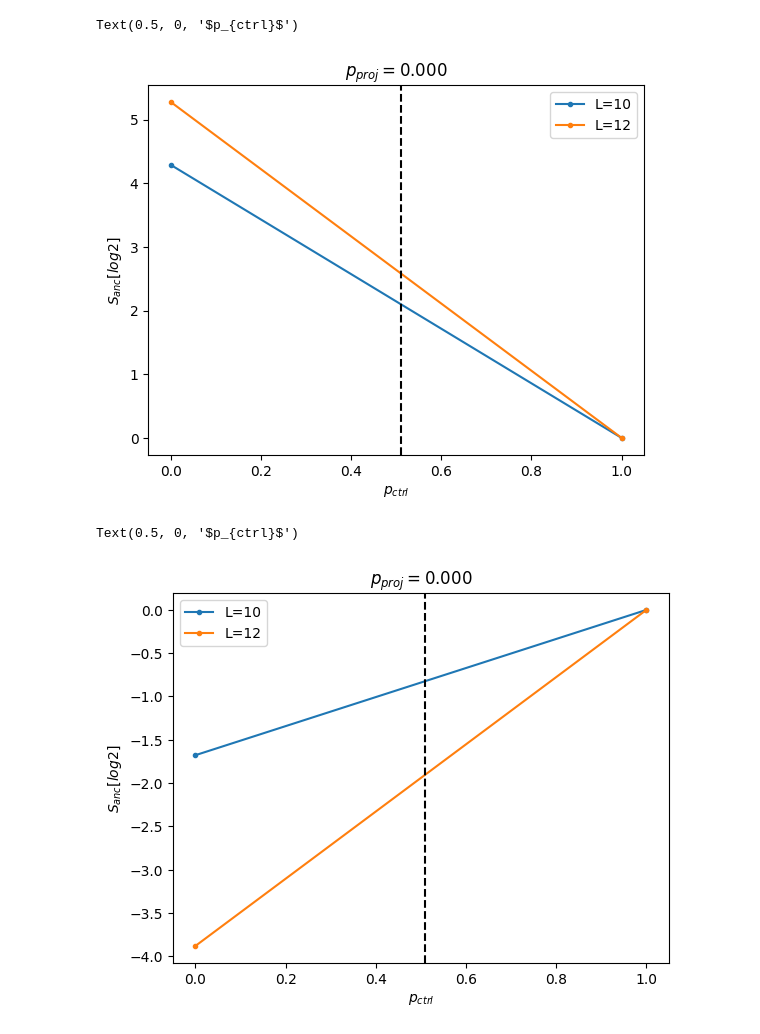
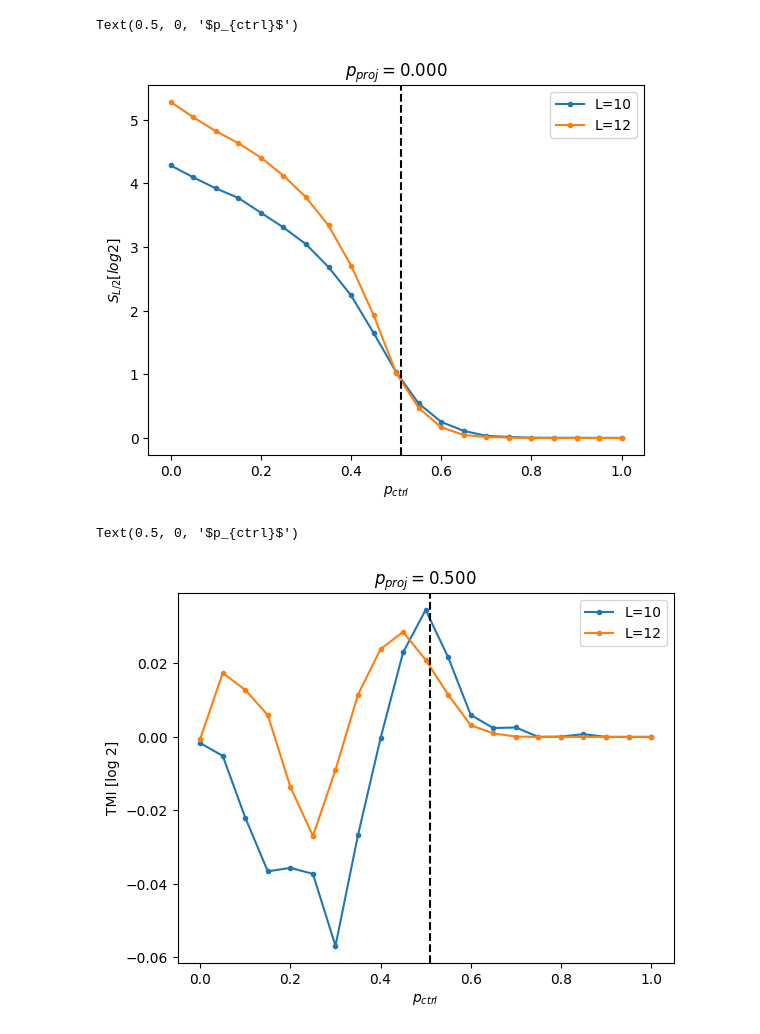
Before and after one commit to hainingpan/control_transition, a Jupyter notebook: fig.ipynb, the cells around one changed output. Saved outputs shown, nothing was run; the diff lists cells and outputs as text; code cells hidden in the pictures.

```diff
--- a/fig.ipynb
+++ b/fig.ipynb
@@ -3,12 +3,12 @@ import numpy as np
 import matplotlib.pyplot as plt
 import pickle
 # %%
-with open('CT_En10.pickle','rb') as f:
+with open('CT_En1000_pctrl(0.00,1.00,21)_pproj(0.00,1.00,21)_L(10,14,2)_xj(1-3,2-3).pickle','rb') as f:
     data=pickle.load(f)
 # %%
-p_ctrl_list=np.linspace(0,1,2)
-p_proj_list=np.linspace(0,1,2)
-L_list=np.array([10,12,])
+p_ctrl_list=np.linspace(data['args'].p_ctrl[0],data['args'].p_ctrl[1],int(data['args'].p_ctrl[2]))
+p_proj_list=np.linspace(data['args'].p_proj[0],data['args'].p_proj[1],int(data['args'].p_proj[2]))
+L_list=np.arange(*data['args'].L)
 # %%
 fig,ax=plt.subplots()
 p_proj_idx=0
@@ -34,22 +34,22 @@ ax.legend()
 ax.axvline(x=0.51,ls='dashed',color='k')
 # ax.set_xlim([.2,.8])
 ax.set_title(f'$p_{{proj}}={p_proj_list[p_proj_idx]:.3f}$')
-ax.set_ylabel('$S_{anc} [log 2]$')
+ax.set_ylabel('$S_{L/2} [log 2]$')
 ax.set_xlabel('$p_{ctrl}$')
 # %% [output]
 Text(0.5, 0, '$p_{ctrl}$')
-[figure, old version]
+[figure, new version]
 # %%
 fig,ax=plt.subplots()
-p_proj_idx=0
+p_proj_idx=10
 for i in range(data['TMI'].shape[0]):
     ax.plot(p_ctrl_list,data['TMI'][i,:,p_proj_idx].mean(axis=-1)/np.log(2),'.-',label=f'L={L_list[i]}')
 ax.legend()
 ax.axvline(x=0.51,ls='dashed',color='k')
 # ax.set_xlim([.2,.8])
 ax.set_title(f'$p_{{proj}}={p_proj_list[p_proj_idx]:.3f}$')
-ax.set_ylabel('$S_{anc} [log 2]$')
+ax.set_ylabel('TMI [log 2]')
 ax.set_xlabel('$p_{ctrl}$')
 # %% [output]
 Text(0.5, 0, '$p_{ctrl}$')
-[figure, old version]
+[figure, new version]
```
Also changed, not shown: parts of 29 cells of this notebook.
